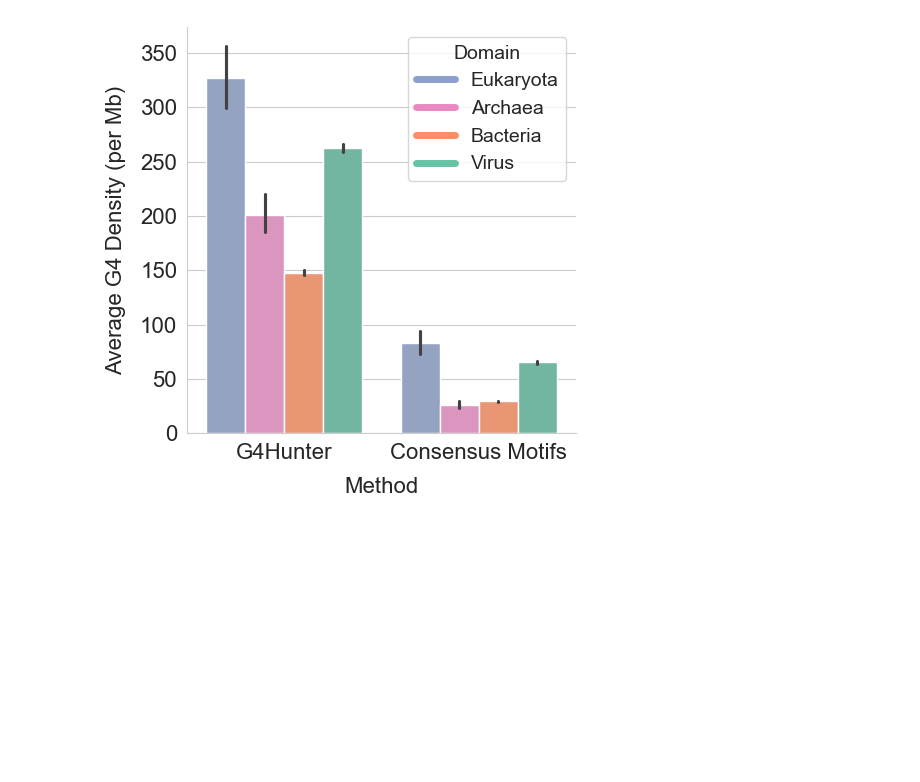
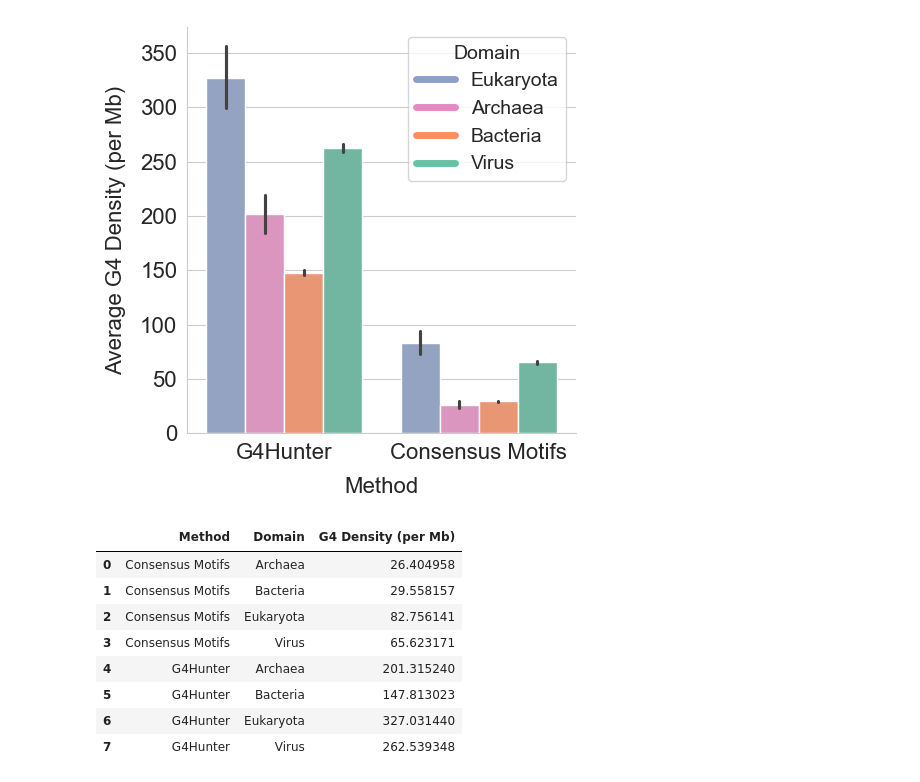
Before and after one commit to Georgakopoulos-Soares-lab/Quadrupia, a Jupyter notebook: notebooks/5_g4_density_by_domain_combined.ipynb, the cells around one changed output. Drawn from its saved outputs; the diff is of its cells as text; code cells hidden in the pictures; blank space fills up the shorter version.

Commit message:
export barplot data into csv

```diff
--- a/notebooks/5_g4_density_by_domain_combined.ipynb
+++ b/notebooks/5_g4_density_by_domain_combined.ipynb
@@ -156,3 +156,20 @@ plt.savefig("../plots/g4_density_domain_combined.png")
 # %% [output]
 <Figure size 600x600 with 0 Axes>
 [figure]
+# %%
+# export figure data to csv
+df_combined_grouped = df_combined.groupby(["Method", "Domain"]).agg({
+    "G4 Density (per Mb)": "mean"
+}).reset_index()
+df_combined_grouped.to_csv("../results/g4_density_domain_combined.csv", index=False)
+df_combined_grouped
+# %% [output]
+|  | Method | Domain | G4 Density (per Mb) |
+| 0 | Consensus Motifs | Archaea | 26.404958 |
+| 1 | Consensus Motifs | Bacteria | 29.558157 |
+| 2 | Consensus Motifs | Eukaryota | 82.756141 |
+| 3 | Consensus Motifs | Virus | 65.623171 |
+| 4 | G4Hunter | Archaea | 201.315240 |
+| 5 | G4Hunter | Bacteria | 147.813023 |
+| 6 | G4Hunter | Eukaryota | 327.031440 |
+| 7 | G4Hunter | Virus | 262.539348 |
```
Also changed, not shown: 1 other file.
